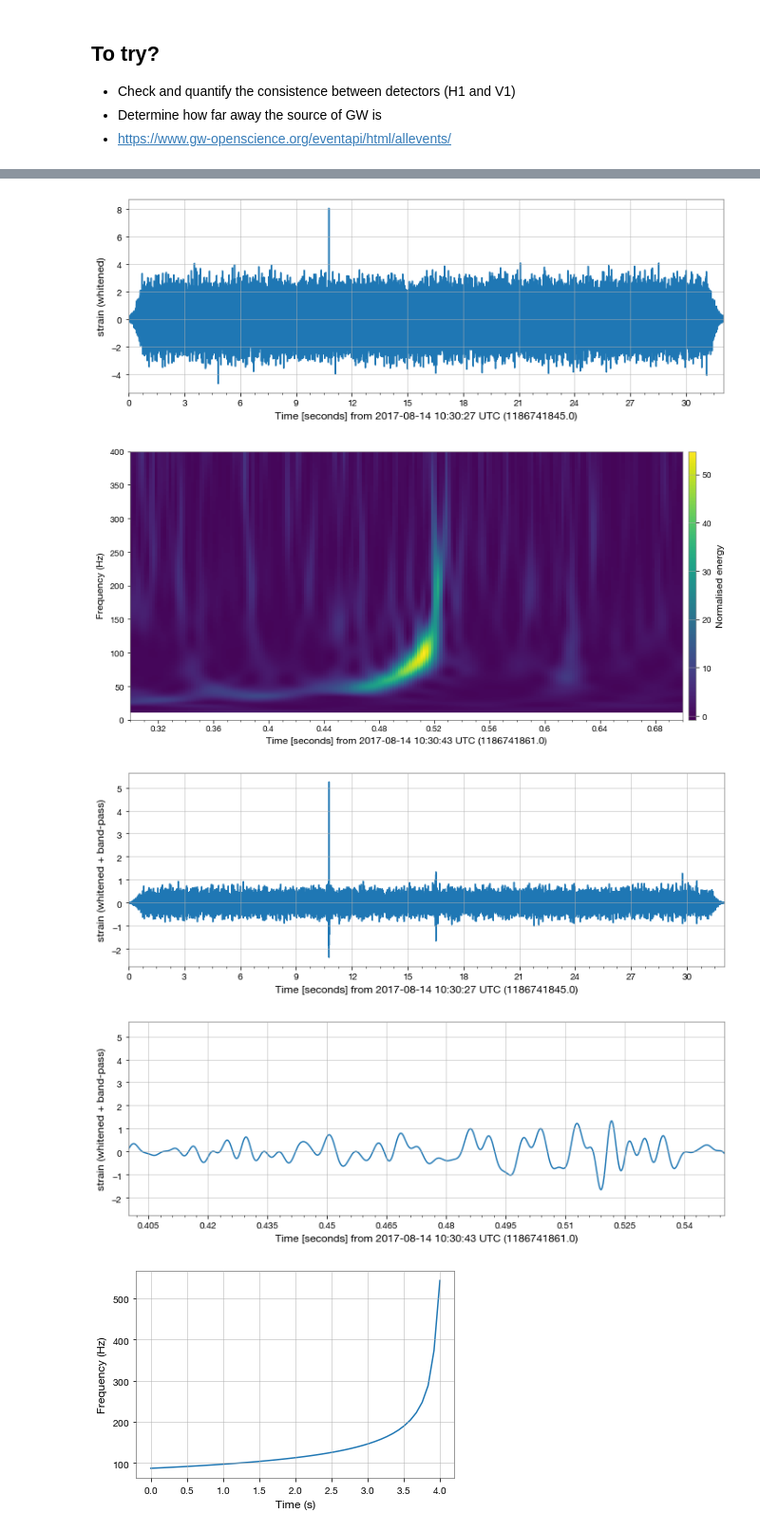
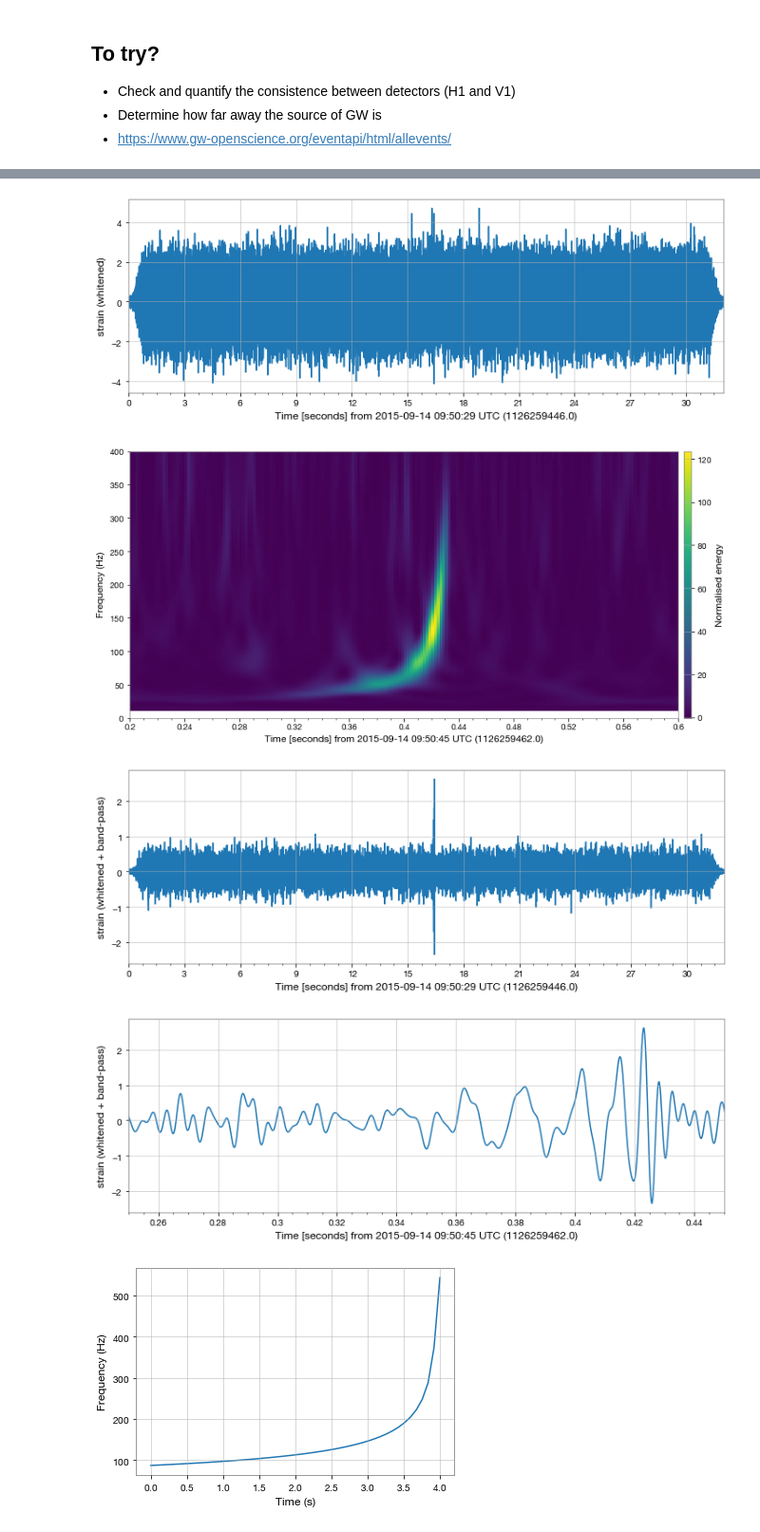
Before and after one commit to reionize/jlab, a Jupyter notebook: ligo/piecewise-fit.ipynb, the cells around one changed output, grey strips where cells are left out. Shown: that part at 95% size. Drawn from its saved outputs; the diff is of its cells as text; code cells hidden in the pictures.

```diff
--- a/ligo/piecewise-fit.ipynb
+++ b/ligo/piecewise-fit.ipynb
@@ -15,10 +15,8 @@ import os
 #----------------------------------------------------------------
 # Set parameters
 #----------------------------------------------------------------
-fn = 'data/L-L1_GWOSC_4KHZ_R1-1186739814-4096.hdf5' # data file
-tevent = 1186741861.5
-#evtname = 'GW170608' # event name
-#detector = 'H1' # detector: L1 or H1
+fn = 'data/H-H1_GWOSC_4KHZ_R1-1126257415-4096.hdf5' # data file
+tevent = 1126259462.4
 
 #----------------------------------------------------------------
 # Load LIGO data
@@ -64,7 +62,7 @@ white_data.plot()
 plt.ylabel('strain (whitened)')
 plt.show()
 # %% [output]
-[figure, old version]
+[figure, new version]
 # %%
 #----------------------------------------------------------------
 # q-transform
@@ -83,30 +81,30 @@ plt.ylim(0, 400)
 plt.ylabel('Frequency (Hz)')
 plt.show()
 # %% [output]
-[figure, old version]
+[figure, new version]
 # %%
 #----------------------------------------------------------------
 # Bandpass filtering
 #----------------------------------------------------------------
 
-bandpass_low = 45
+bandpass_low = 40
 bandpass_high = 250
 
 white_data_bp = white_data.bandpass(bandpass_low, bandpass_high)
 
 plt.clf()
 white_data_bp.plot()
 plt.ylabel('strain (whitened + band-pass)')
 plt.show()
 
 plt.clf()
 white_data_bp.plot()
 plt.ylabel('strain (whitened + band-pass)')
-plt.xlim(tevent-0.1, tevent+0.05)
+plt.xlim(tevent-0.15, tevent+0.05)
 plt.show()
 # %% [output]
-[figure, old version]
+[figure, new version]
-[figure, old version]
+[figure, new version]
 # %%
 #----------------------------------------------------------------
 # Frequency analytic
```
Also changed, not shown: parts of 4 cells of this notebook, 4 other files.
